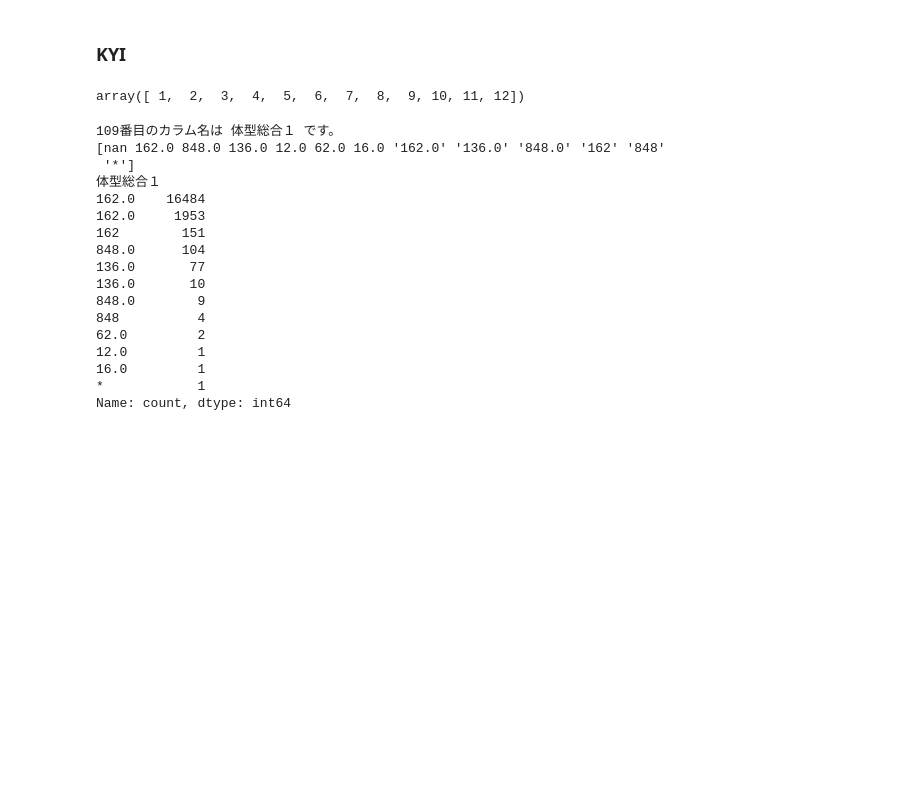
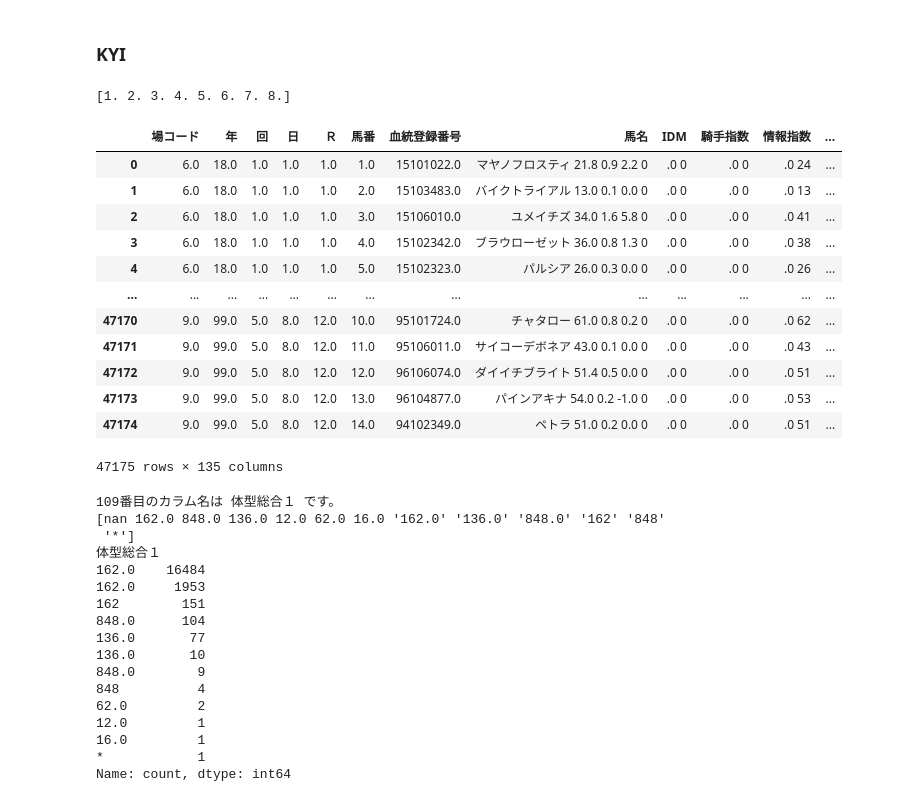
Before and after one commit to abukuma777/get_jrdb, a Jupyter notebook: data_check.ipynb, the cells around one changed output. Cells and saved outputs as stored; diff of their text form; code cells hidden in the pictures; blank space fills up the shorter version.

```diff
--- a/data_check.ipynb
+++ b/data_check.ipynb
@@ -411,15 +411,28 @@ df_a
 # check_encoding_manually(file_path)
 # %%
 File_type = 'KYI'
-year = 2023
+year = 1999
 df_a = pd.read_csv(f'/app/data/jrdb_csv/{File_type}/{File_type}_{year}.csv')
 df_a
 
 print(df_a['日'].unique())
 
 df_a
 # %% [output]
-array([ 1,  2,  3,  4,  5,  6,  7,  8,  9, 10, 11, 12])
+[1. 2. 3. 4. 5. 6. 7. 8.]
+|  | 場コード | 年 | 回 | 日 | Ｒ | 馬番 | 血統登録番号 | 馬名 | IDM | 騎手指数 | 情報指数 | ... |
+| 0 | 6.0 | 18.0 | 1.0 | 1.0 | 1.0 | 1.0 | 15101022.0 | マヤノフロスティ 21.8 0.9 2.2 0 | .0 0 | .0 0 | .0 24 | ... |
+| 1 | 6.0 | 18.0 | 1.0 | 1.0 | 1.0 | 2.0 | 15103483.0 | バイクトライアル 13.0 0.1 0.0 0 | .0 0 | .0 0 | .0 13 | ... |
+| 2 | 6.0 | 18.0 | 1.0 | 1.0 | 1.0 | 3.0 | 15106010.0 | ユメイチズ 34.0 1.6 5.8 0 | .0 0 | .0 0 | .0 41 | ... |
+| 3 | 6.0 | 18.0 | 1.0 | 1.0 | 1.0 | 4.0 | 15102342.0 | ブラウローゼット 36.0 0.8 1.3 0 | .0 0 | .0 0 | .0 38 | ... |
+| 4 | 6.0 | 18.0 | 1.0 | 1.0 | 1.0 | 5.0 | 15102323.0 | パルシア 26.0 0.3 0.0 0 | .0 0 | .0 0 | .0 26 | ... |
+| ... | ... | ... | ... | ... | ... | ... | ... | ... | ... | ... | ... | ... |
+| 47170 | 9.0 | 99.0 | 5.0 | 8.0 | 12.0 | 10.0 | 95101724.0 | チャタロー 61.0 0.8 0.2 0 | .0 0 | .0 0 | .0 62 | ... |
+| 47171 | 9.0 | 99.0 | 5.0 | 8.0 | 12.0 | 11.0 | 95106011.0 | サイコーデボネア 43.0 0.1 0.0 0 | .0 0 | .0 0 | .0 43 | ... |
+| 47172 | 9.0 | 99.0 | 5.0 | 8.0 | 12.0 | 12.0 | 96106074.0 | ダイイチブライト 51.4 0.5 0.0 0 | .0 0 | .0 0 | .0 51 | ... |
+| 47173 | 9.0 | 99.0 | 5.0 | 8.0 | 12.0 | 13.0 | 96104877.0 | パインアキナ 54.0 0.2 -1.0 0 | .0 0 | .0 0 | .0 53 | ... |
+| 47174 | 9.0 | 99.0 | 5.0 | 8.0 | 12.0 | 14.0 | 94102349.0 | ペトラ 51.0 0.2 0.0 0 | .0 0 | .0 0 | .0 51 | ... |
+47175 rows × 135 columns
 # %%
 column_name = df_a.columns[109]
 print(f"109番目のカラム名は {column_name} です。")
```
Also changed, not shown: 2 other files.
